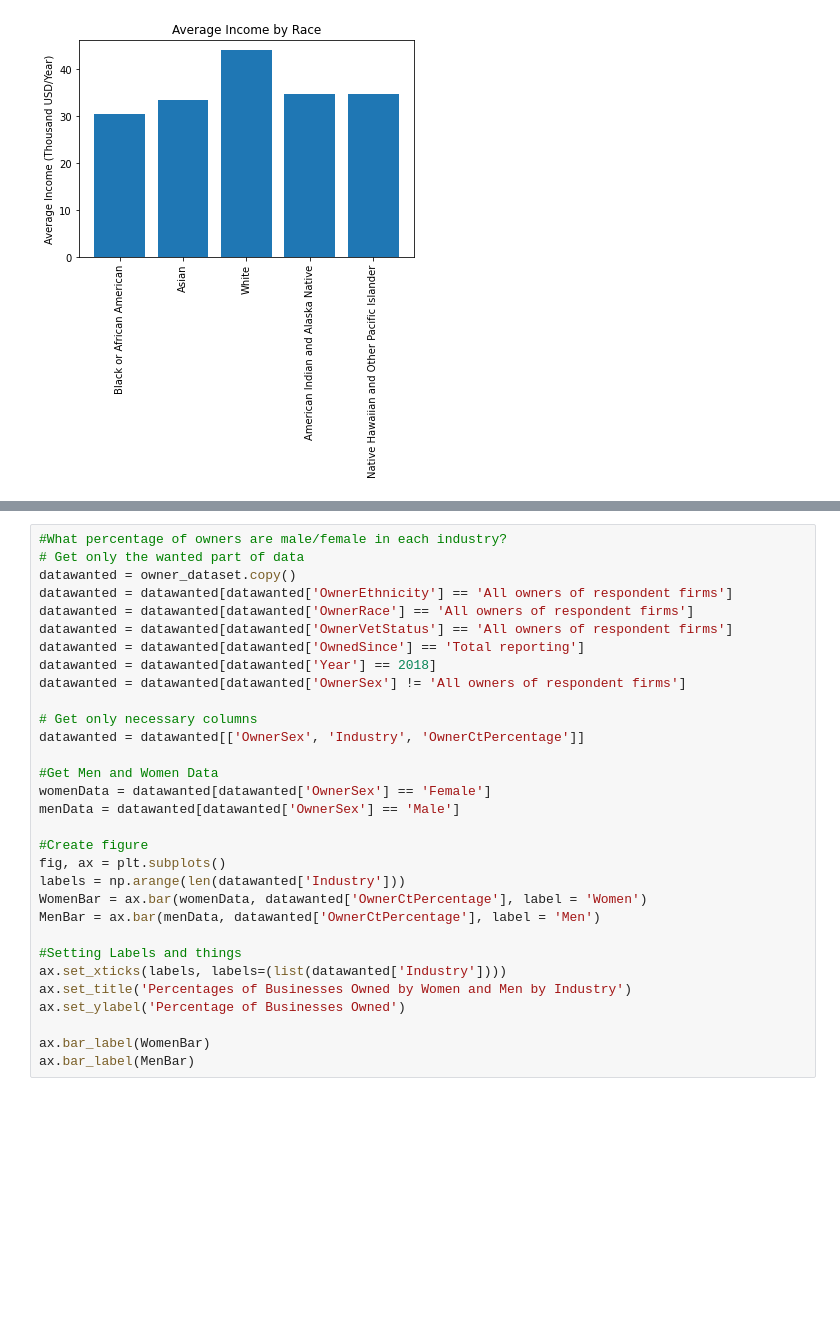
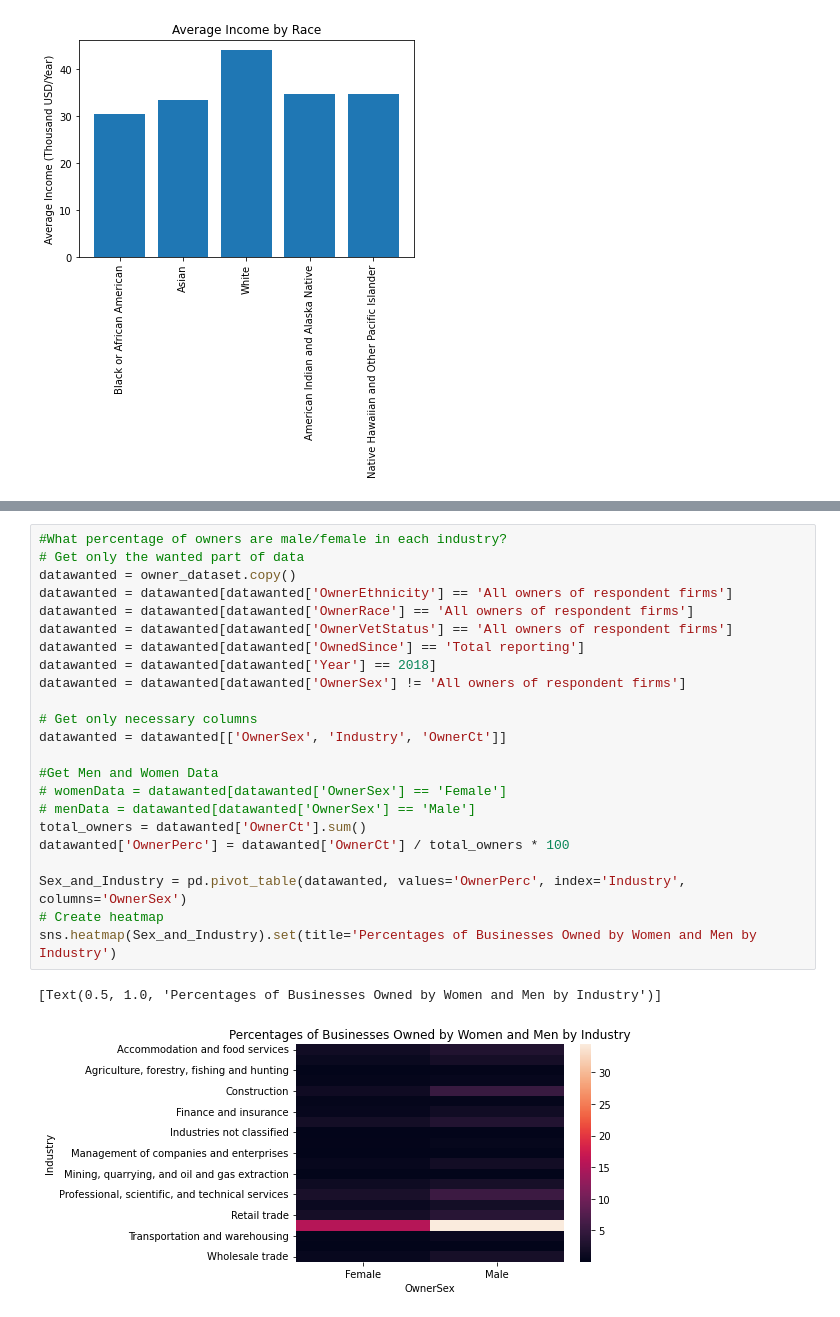
Before and after one commit to jackrlynn3/pandas-census-grp-5, a Jupyter notebook: visualizations.ipynb, the cells around one changed output, grey strips where cells are left out. Cells and saved outputs as stored; diff of their text form; blank space fills up the shorter version.

```diff
--- a/visualizations.ipynb
+++ b/visualizations.ipynb
@@ -205,32 +230,27 @@ sns.lineplot(data=WomenOwned, x="OwnedSince", y="OwnerCtPercentage")
 # %%
 #What percentage of owners are male/female in each industry?
 # Get only the wanted part of data
 datawanted = owner_dataset.copy()
 datawanted = datawanted[datawanted['OwnerEthnicity'] == 'All owners of respondent firms']
 datawanted = datawanted[datawanted['OwnerRace'] == 'All owners of respondent firms']
 datawanted = datawanted[datawanted['OwnerVetStatus'] == 'All owners of respondent firms']
 datawanted = datawanted[datawanted['OwnedSince'] == 'Total reporting']
 datawanted = datawanted[datawanted['Year'] == 2018]
 datawanted = datawanted[datawanted['OwnerSex'] != 'All owners of respondent firms']
 
 # Get only necessary columns
-datawanted = datawanted[['OwnerSex', 'Industry', 'OwnerCtPercentage']]
+datawanted = datawanted[['OwnerSex', 'Industry', 'OwnerCt']]
 
 #Get Men and Women Data
-womenData = datawanted[datawanted['OwnerSex'] == 'Female']
-menData = datawanted[datawanted['OwnerSex'] == 'Male']
+# womenData = datawanted[datawanted['OwnerSex'] == 'Female']
+# menData = datawanted[datawanted['OwnerSex'] == 'Male']
+total_owners = datawanted['OwnerCt'].sum()
+datawanted['OwnerPerc'] = datawanted['OwnerCt'] / total_owners * 100
 
-#Create figure
-fig, ax = plt.subplots()
-labels = np.arange(len(datawanted['Industry']))
-WomenBar = ax.bar(womenData, datawanted['OwnerCtPercentage'], label = 'Women')
-MenBar = ax.bar(menData, datawanted['OwnerCtPercentage'], label = 'Men')
-
-#Setting Labels and things
-ax.set_xticks(labels, labels=(list(datawanted['Industry'])))
-ax.set_title('Percentages of Businesses Owned by Women and Men by Industry')
-ax.set_ylabel('Percentage of Businesses Owned')
-
-ax.bar_label(WomenBar)
-ax.bar_label(MenBar)
+Sex_and_Industry = pd.pivot_table(datawanted, values='OwnerPerc', index='Industry', columns='OwnerSex')
+# Create heatmap
+sns.heatmap(Sex_and_Industry).set(title='Percentages of Businesses Owned by Women and Men by Industry')
+# %% [output]
+[Text(0.5, 1.0, 'Percentages of Businesses Owned by Women and Men by Industry')]
+[figure, added]
 # %%
```
Also changed, not shown: parts of 4 cells of this notebook.
